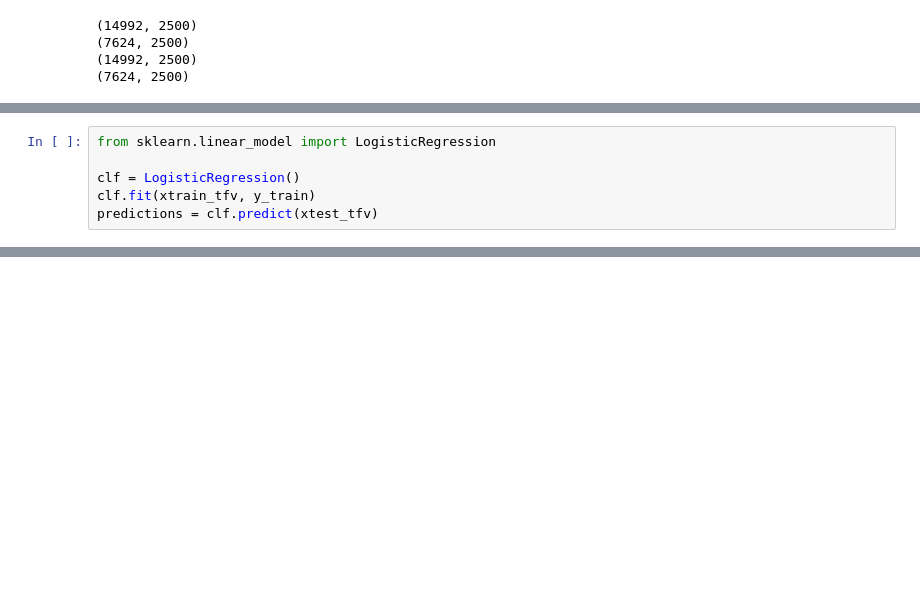
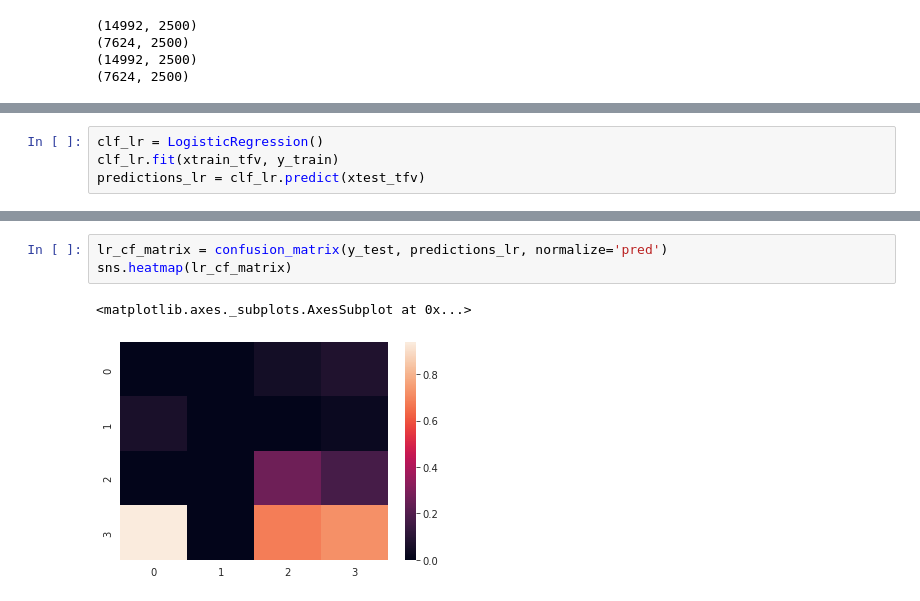
Before and after one commit to mightyTathagata/fake_news_project, a Jupyter notebook: news_classifier.ipynb, the cells around one changed output, grey strips where cells are left out. Cells and saved outputs as stored; diff of their text form; blank space fills up the shorter version.

Commit message:
added recall, precision and confusion matrices

```diff
--- a/news_classifier.ipynb
+++ b/news_classifier.ipynb
@@ -104,6 +118,4 @@ xtest_tfv = hstack([xtest_tfv_headline, xtest_tfv_body]).toarray()
 # %%
-from sklearn.linear_model import LogisticRegression
-
-clf = LogisticRegression()
-clf.fit(xtrain_tfv, y_train)
-predictions = clf.predict(xtest_tfv)
+clf_lr = LogisticRegression()
+clf_lr.fit(xtrain_tfv, y_train)
+predictions_lr = clf_lr.predict(xtest_tfv)
@@ -146,0 +186,6 @@ f1_score(y_test, predictions_rf, average='weighted')
+# %%
+lr_cf_matrix = confusion_matrix(y_test, predictions_lr, normalize='pred')
+sns.heatmap(lr_cf_matrix)
+# %% [output]
+<matplotlib.axes._subplots.AxesSubplot at 0x...>
+[figure, added]
```
Also changed, not shown: parts of 23 cells of this notebook.
